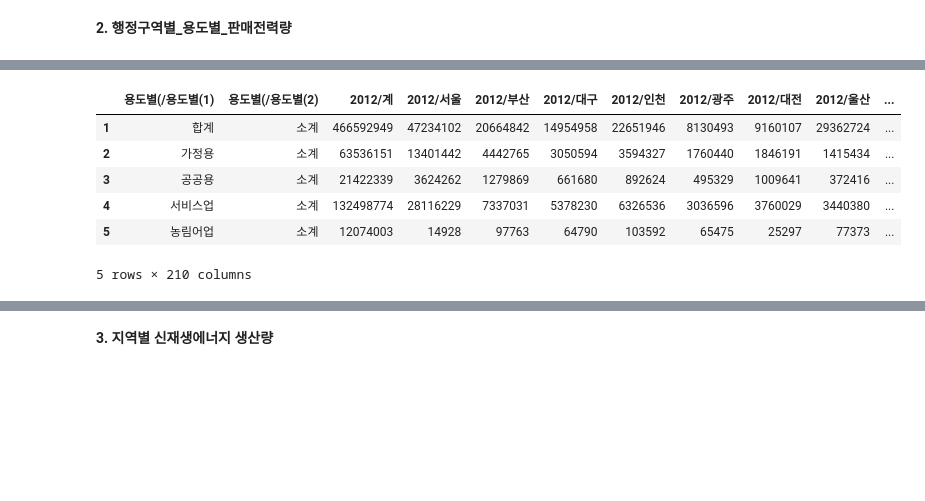
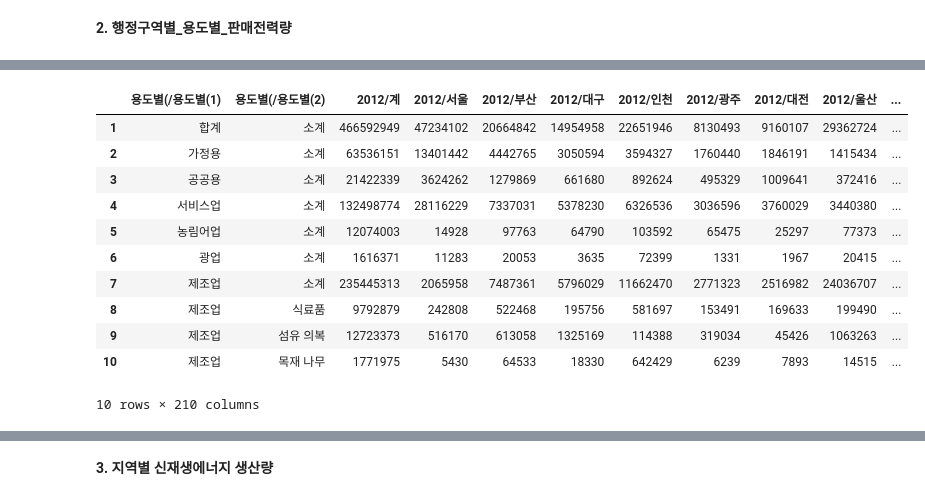
Before and after one commit to intoMaven/DB_Processing, a Jupyter notebook: Data_Processing.py_v4.ipynb, the cells around one changed output, grey strips where cells are left out. Cells and saved outputs as stored; diff of their text form; code cells hidden in the pictures; blank space fills up the shorter version.

```diff
--- a/Data_Processing.py_v4.ipynb
+++ b/Data_Processing.py_v4.ipynb
@@ -74,13 +73,18 @@ data.head()
 # %%
 data.index = [i[:4]+"/"+j for i,j in zip(data.index, data[0])]
 data = data.drop(0, axis=1).T
-data.head()
+data.head(10)
 # %% [output]
 |  | 용도별(/용도별(1) | 용도별(/용도별(2) | 2012/계 | 2012/서울 | 2012/부산 | 2012/대구 | 2012/인천 | 2012/광주 | 2012/대전 | 2012/울산 | ... |
 | 1 | 합계 | 소계 | 466592949 | 47234102 | 20664842 | 14954958 | 22651946 | 8130493 | 9160107 | 29362724 | ... |
 | 2 | 가정용 | 소계 | 63536151 | 13401442 | 4442765 | 3050594 | 3594327 | 1760440 | 1846191 | 1415434 | ... |
 | 3 | 공공용 | 소계 | 21422339 | 3624262 | 1279869 | 661680 | 892624 | 495329 | 1009641 | 372416 | ... |
 | 4 | 서비스업 | 소계 | 132498774 | 28116229 | 7337031 | 5378230 | 6326536 | 3036596 | 3760029 | 3440380 | ... |
 | 5 | 농림어업 | 소계 | 12074003 | 14928 | 97763 | 64790 | 103592 | 65475 | 25297 | 77373 | ... |
+| 6 | 광업 | 소계 | 1616371 | 11283 | 20053 | 3635 | 72399 | 1331 | 1967 | 20415 | ... |
+| 7 | 제조업 | 소계 | 235445313 | 2065958 | 7487361 | 5796029 | 11662470 | 2771323 | 2516982 | 24036707 | ... |
+| 8 | 제조업 | 식료품 | 9792879 | 242808 | 522468 | 195756 | 581697 | 153491 | 169633 | 199490 | ... |
+| 9 | 제조업 | 섬유 의복 | 12723373 | 516170 | 613058 | 1325169 | 114388 | 319034 | 45426 | 1063263 | ... |
+| 10 | 제조업 | 목재 나무 | 1771975 | 5430 | 64533 | 18330 | 642429 | 6239 | 7893 | 14515 | ... |
-5 rows × 210 columns
+10 rows × 210 columns
 # %%
```
Also changed, not shown: parts of 8 cells of this notebook, 19 other files.
